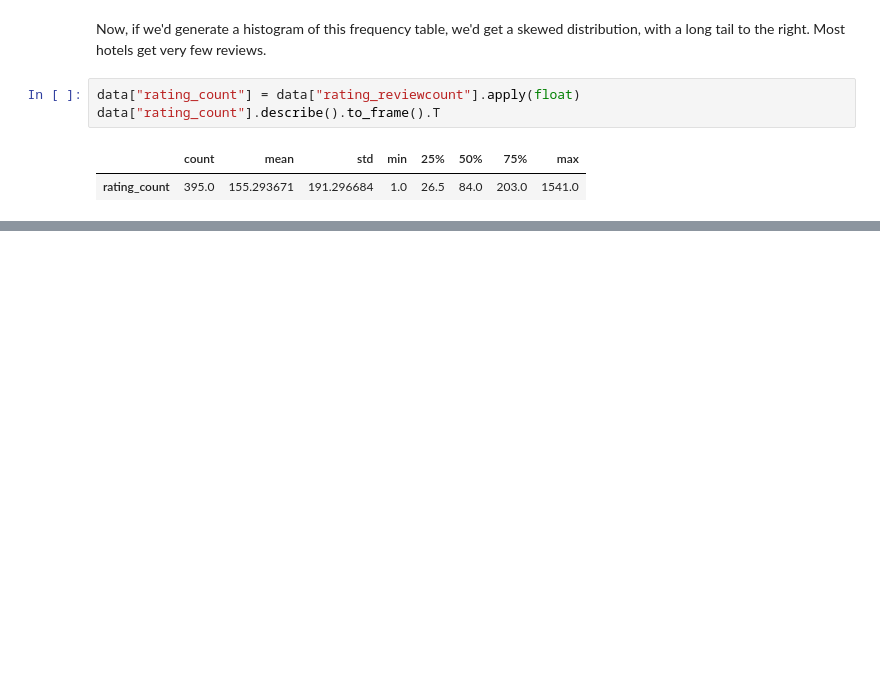
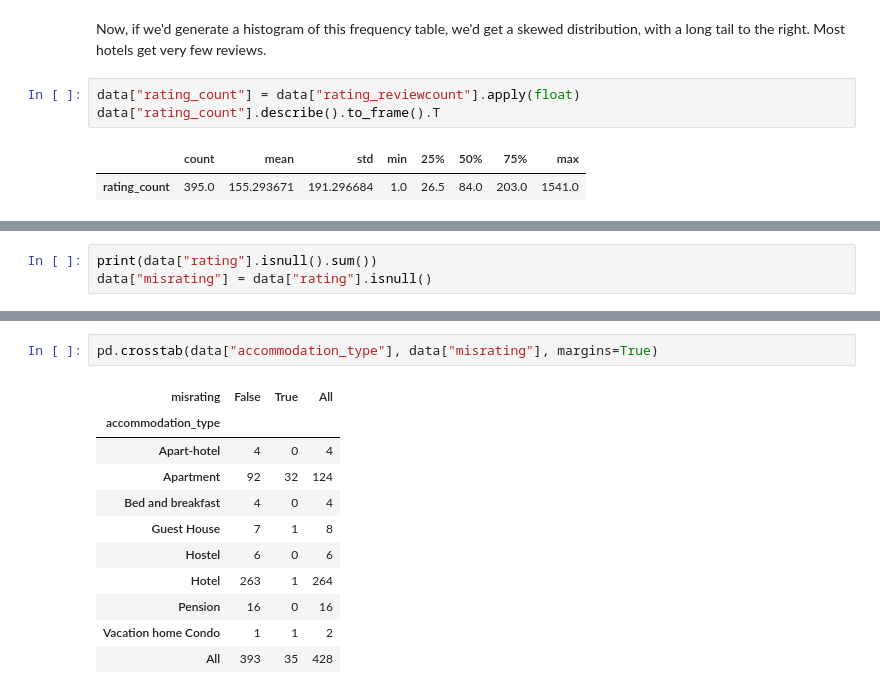
Before and after one commit to felipesebben/bk_data_analysis_studies, a Jupyter notebook: da_case_studies/ch02-hotels_data_prep/ch02-hotels_data_prep.ipynb, the cells around one changed output, grey strips where cells are left out. Cells and saved outputs as stored; diff of their text form; blank space fills up the shorter version.

```diff
--- a/da_case_studies/ch02-hotels_data_prep/ch02-hotels_data_prep.ipynb
+++ b/da_case_studies/ch02-hotels_data_prep/ch02-hotels_data_prep.ipynb
@@ -240,0 +351,3 @@ data["rating_count"].describe().to_frame().T
+# %%
+print(data["rating"].isnull().sum())
+data["misrating"] = data["rating"].isnull()
@@ -240,0 +367,14 @@ data["rating_count"].describe().to_frame().T
+# %%
+pd.crosstab(data["accommodation_type"], data["misrating"], margins=True)
+# %% [output]
+| misrating | False | True | All |
+| accommodation_type |  |  |  |
+| Apart-hotel | 4 | 0 | 4 |
+| Apartment | 92 | 32 | 124 |
+| Bed and breakfast | 4 | 0 | 4 |
+| Guest House | 7 | 1 | 8 |
+| Hostel | 6 | 0 | 6 |
+| Hotel | 263 | 1 | 264 |
+| Pension | 16 | 0 | 16 |
+| Vacation home Condo | 1 | 1 | 2 |
+| All | 393 | 35 | 428 |
```
Also changed, not shown: parts of 23 cells of this notebook.
